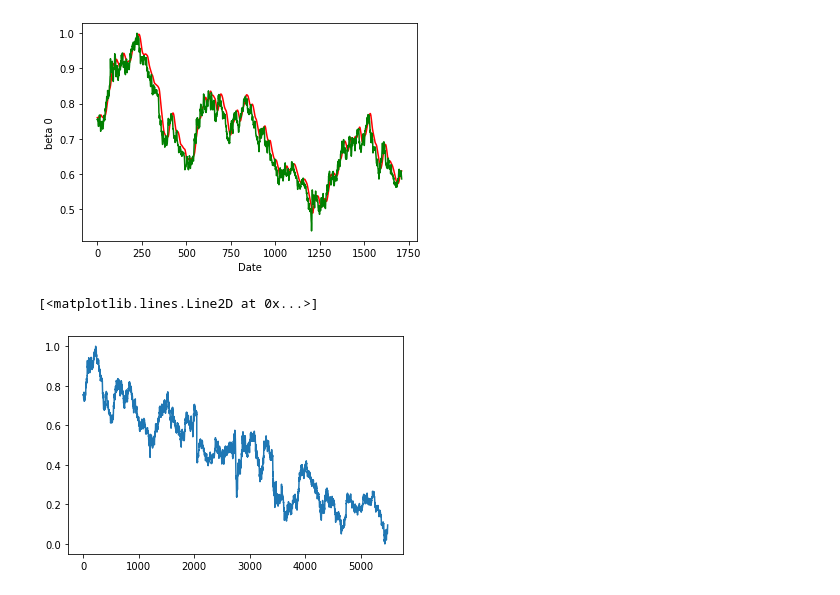
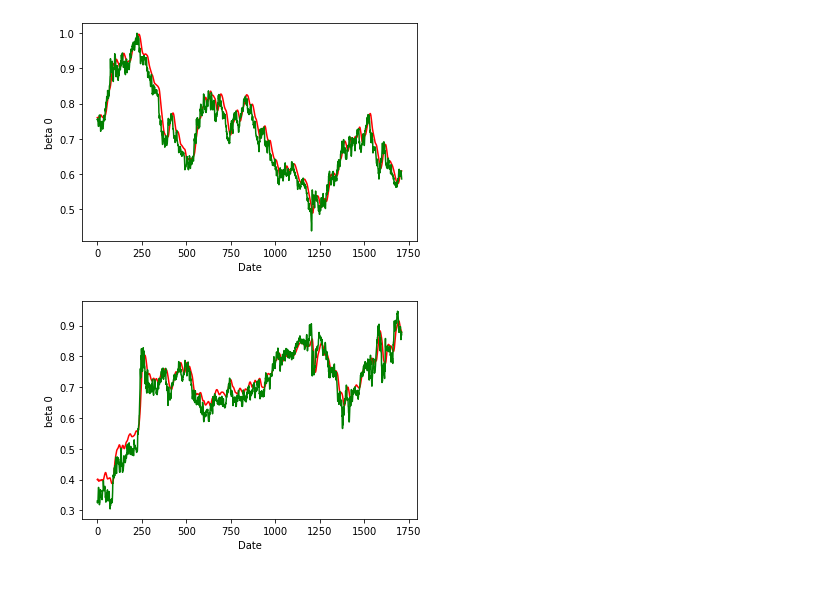
Before and after one commit to adityaaryan24/Quant_Wing, a Jupyter notebook: Nelson Seigel Paramters Forecasting.ipynb, the cells around one changed output. Saved outputs shown, nothing was run; the diff lists cells and outputs as text; code cells hidden in the pictures.

```diff
--- a/TIP_Incomplete.ipynb
+++ b/Nelson Seigel Paramters Forecasting.ipynb
@@ -239,6 +239,8 @@ array([[0.69120055, 0.39939833, 0.36212712],
        [0.09581889, 0.79088629, 0.75230379],
        [0.09010261, 0.79205793, 0.76268151]])
 # %%
+#The parameter in y will change depending on what you will be predicting.
+
 lookback = 50
 
 test_size = int(.3*len(df))
@@ -251,7 +253,7 @@ for i  in range(len(df) - lookback - 1):
 
         t.append(input_data[[(i+j)], :])
     X.append(t)
-    y.append(input_data[i+ lookback,0])
+    y.append(input_data[i+ lookback,2])
 # %%
 X, y= np.array(X), np.array(y)
 X_test = X[:test_size+lookback]
@@ -335,8 +339,14 @@ plt.ylabel("beta 0")
 plt.show()
 # %% [output]
 [figure]
-# %%
-plt.plot(y)
-# %% [output]
-[<matplotlib.lines.Line2D at 0x...>]
-[figure, removed]
+# %%
+#For beta_1
+
+plt.plot(predicted_value, color='red')
+plt.plot(input_data[lookback:test_size + (2*lookback),1],color = 'green')
+plt.xlabel("Date")
+plt.ylabel("beta 0")
+
+plt.show()
+# %% [output]
+[figure, added]
```
Also changed, not shown: parts of 7 cells of this notebook.
